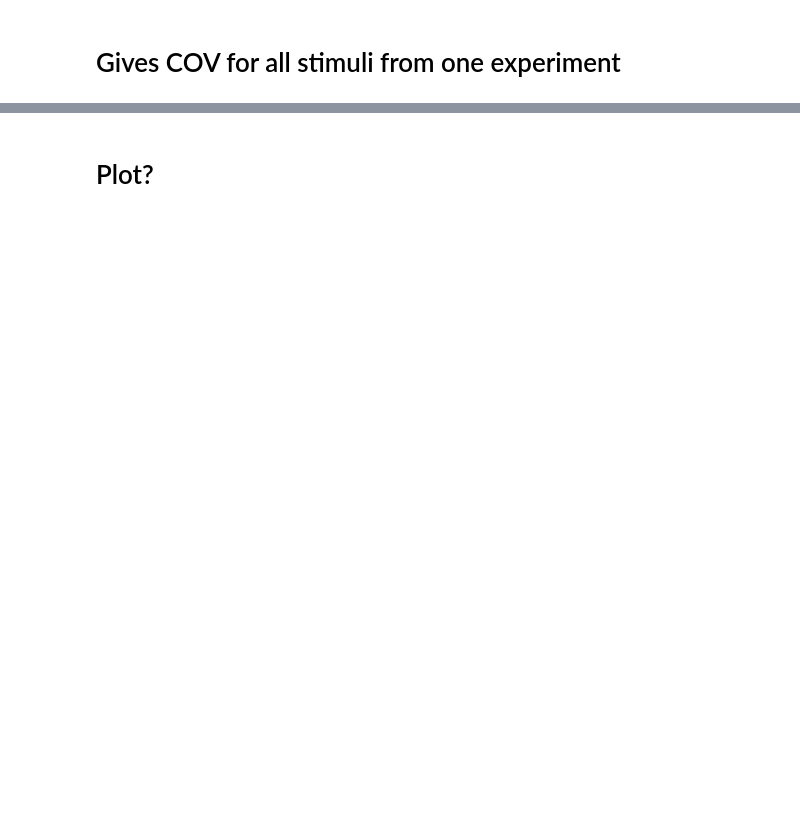
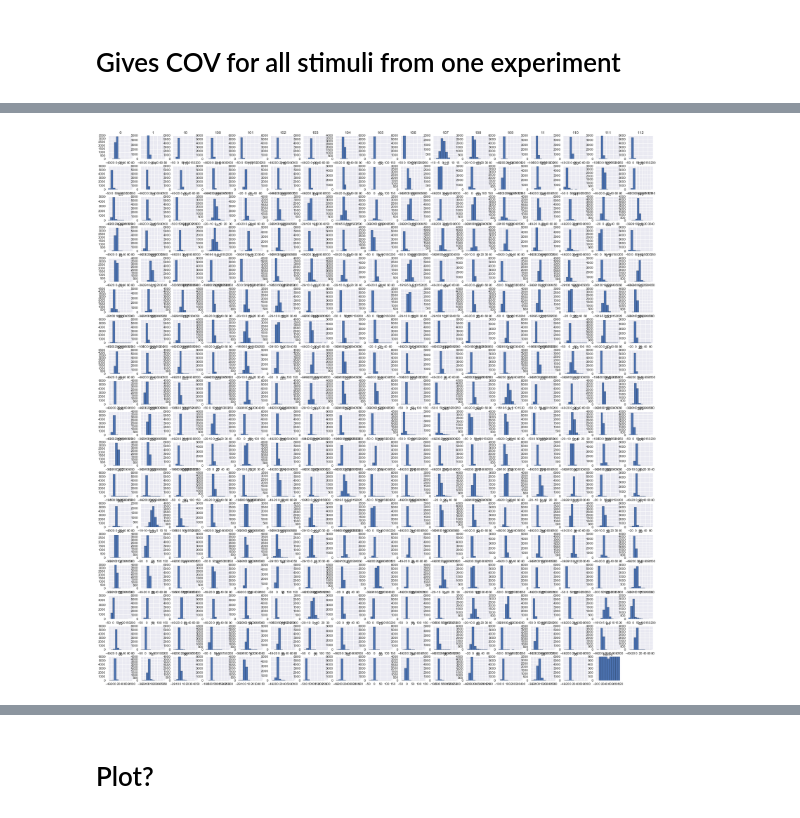
Before and after one commit to annieliu77/SWDB2016, a Jupyter notebook: Variability_with_data_frame.ipynb, the cells around one changed output, grey strips where cells are left out. Saved outputs shown, nothing was run; the diff lists cells and outputs as text; code cells hidden in the pictures; blank space fills up the shorter version.

Commit message:
File dump
Most don't work too well. Use stimulusResponse_AL to actually pull
Allensdk data and find COV, std dist, reliability, and stats on pulled
data.

```diff
--- a/Variability_with_data_frame.ipynb
+++ b/Variability_with_data_frame.ipynb
@@ -53,0 +57,8 @@ expContainerID=Experiment.experiment_container_id
+# %%
+expID=507691834
+df=pd.read_hdf('D:\BrainObservatory\ophys_analysis\%d_three_session_B_analysis.h5'%(expID),'analysis/mean_sweep_response_ns')
+del df['dx']
+Experiment=SessionThreeMD[SessionThreeMD.id==expID]
+expContainerID=Experiment.experiment_container_id
+
+df.tail()
@@ -61,6 +75,8 @@ exp=boc.get_ophys_experiment_data(ophys_experiment_id = expContainerID)
 # %%
 #all of the cell specimen ids in this experiment
+exp=boc.get_ophys_experiment_data(ophys_experiment_id = expID)
 expcells=exp.get_cell_specimen_ids()
 CellSpecimenIDList=expcells.tolist()
 CellSpecimenIDs=pd.DataFrame(CellSpecimenIDList)
-len(CellSpecimenIDs)
+rowCellSpecimenIDs=CellSpecimenIDs.T
+rowCellSpecimenIDs.head()
@@ -78,8 +100,8 @@ NS_alt.head()
 # %%
 framelist=pd.DataFrame(naturalscenelist.frame)
-full=[framelist,NS_alt]
+full=[framelist,df]
 fullexpDF=pd.concat(full,axis=1)
 fullexpDF
 np.unique(framelist)
 len(framelist)
-fullexpDF.head()
+fullexpDF.tail()
@@ -85,0 +118,5 @@ fullexpDF.head()
+# %%
+fullexpDF[fullexpDF.frame==0]
+(variation(fullexpDF[fullexpDF.frame==0],axis=0)).T
+
+MeanSweeps=fullexpDF#.iloc[:,1:]
@@ -85,0 +133,4 @@ fullexpDF.head()
+# %%
+MeanSweeps.hist(figsize=[30,30]);
+# %% [output]
+[figure, added]
```
Also changed, not shown: parts of 26 cells of this notebook, 3 other files.
